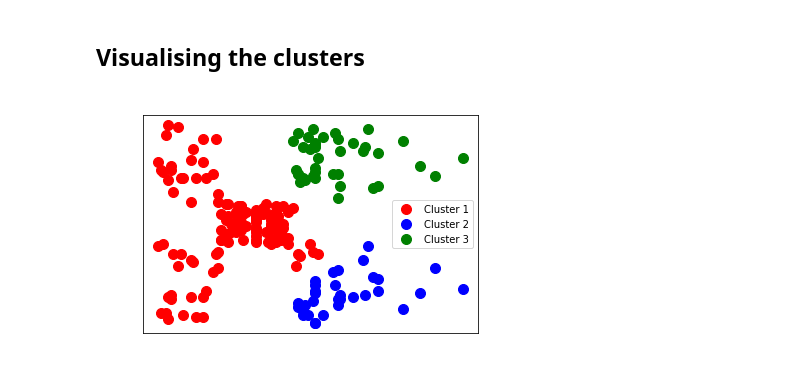
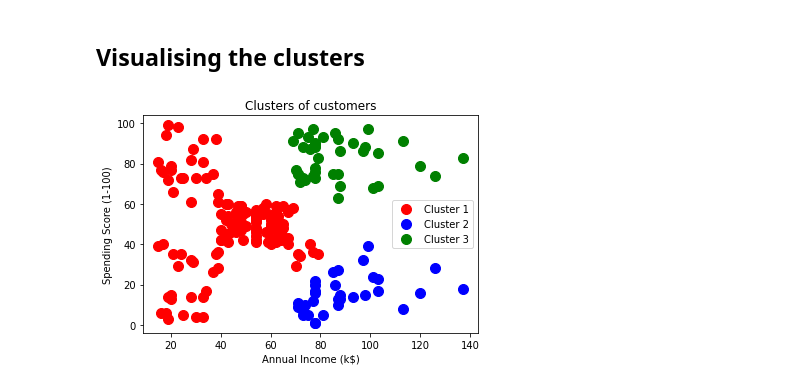
Before and after one commit to jubatistim/GoogleColabsGeneral, a Jupyter notebook: ML_20200509_hierarchical_clustering_2.ipynb, the cells around one changed output. Cells and saved outputs as stored; diff of their text form; code cells hidden in the pictures.

```diff
--- a/ML_20200509_hierarchical_clustering_2.ipynb
+++ b/ML_20200509_hierarchical_clustering_2.ipynb
@@ -47,14 +46,13 @@ print(y_hc)
 # %%
 plt.scatter(X[y_hc == 0, 0], X[y_hc == 0, 1], s = 100, c = 'red', label = 'Cluster 1')
 plt.scatter(X[y_hc == 1, 0], X[y_hc == 1, 1], s = 100, c = 'blue', label = 'Cluster 2')
 plt.scatter(X[y_hc == 2, 0], X[y_hc == 2, 1], s = 100, c = 'green', label = 'Cluster 3')
 # plt.scatter(X[y_hc == 3, 0], X[y_hc == 3, 1], s = 100, c = 'cyan', label = 'Cluster 4')
 # plt.scatter(X[y_hc == 4, 0], X[y_hc == 4, 1], s = 100, c = 'magenta', label = 'Cluster 5')
-plt.title('Clusters of customers', fontdict={'color':'white'})
-plt.xlabel('Annual Income (k$)', fontdict={'color':'white'})
-plt.ylabel('Spending Score (1-100)', fontdict={'color':'white'})
+plt.title('Clusters of customers')
+plt.xlabel('Annual Income (k$)')
+plt.ylabel('Spending Score (1-100)')
 plt.legend()
-plt.tick_params(colors='w')
 plt.show()
 # %% [output]
-[figure, old version]
+[figure, new version]
```
Also changed, not shown: parts of 1 cell of this notebook.
